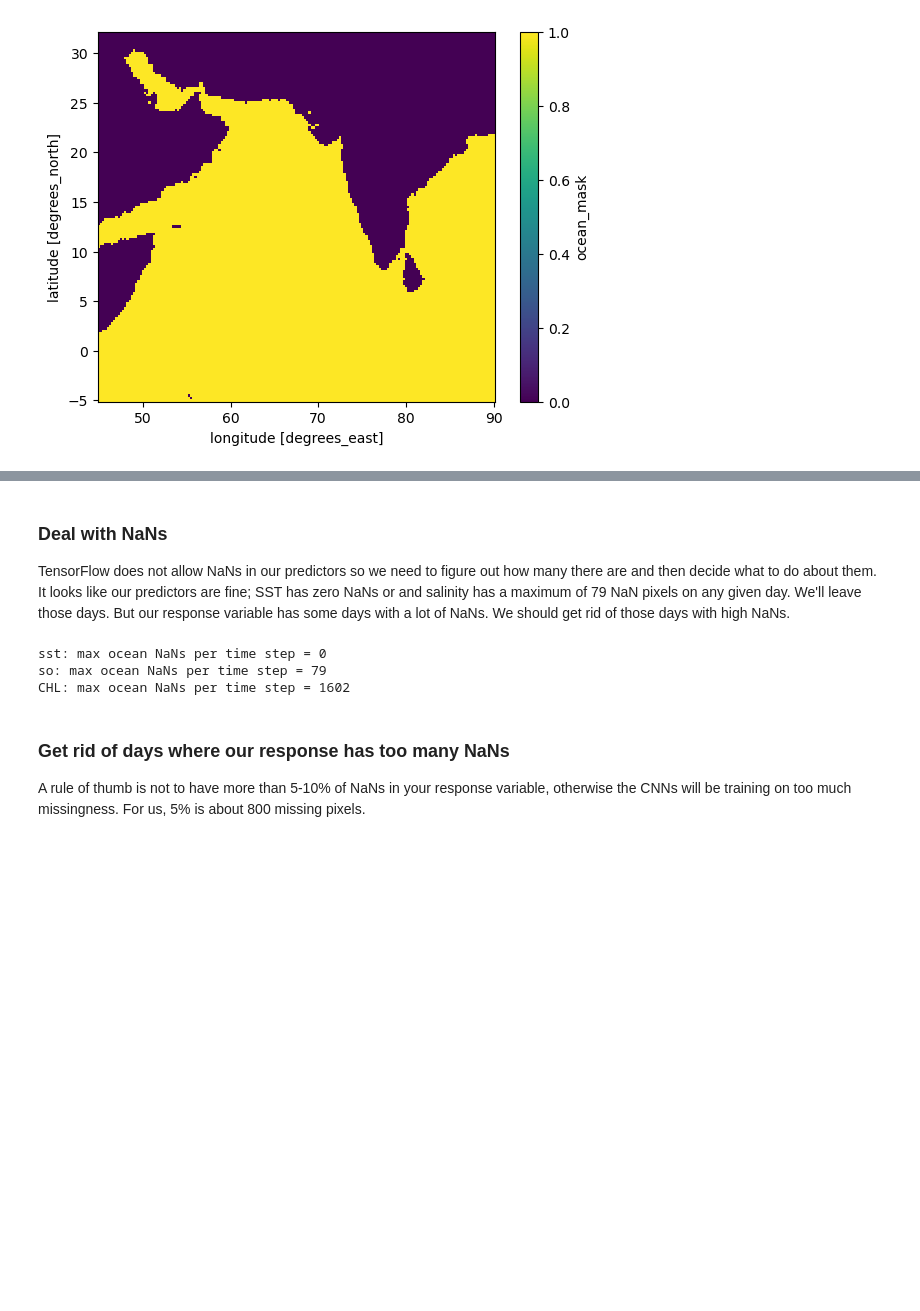
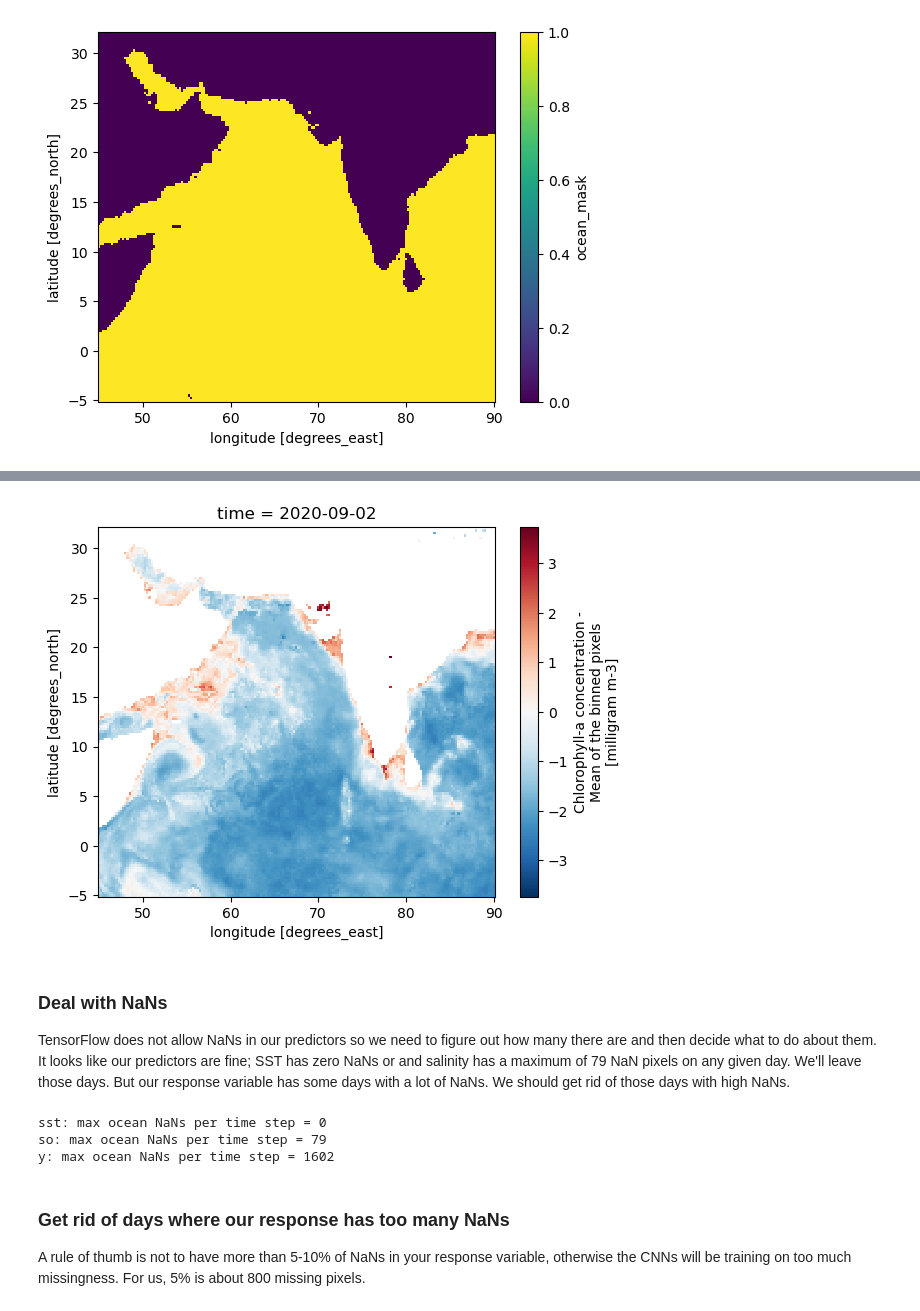
Before and after one commit to ocean-satellite-tools/mind-the-chl-gap, a Jupyter notebook: book/notebooks/CHL_prediction_CNN_Part_1.ipynb, the cells around one changed output, grey strips where cells are left out. Cells and saved outputs as stored; diff of their text form; code cells hidden in the pictures; blank space fills up the shorter version.

```diff
--- a/book/notebooks/CHL_prediction_CNN_Part_1.ipynb
+++ b/book/notebooks/CHL_prediction_CNN_Part_1.ipynb
@@ -147,3 +249,7 @@ zarr_CHL["ocean_mask"].plot();
+# %%
+data_xr.y.sel(time="2020-09-02").plot();
+# %% [output]
+[figure, added]
 # %% [markdown]
 ### Deal with NaNs
 
@@ -152,18 +258,18 @@ TensorFlow does not allow NaNs in our predictors so we need to figure out how ma
 # Check how many NaNs that we have
 
 # Broadcast to 3D: (time, lat, lon) since it is 2D now
-mask_3d = zarr_CHL["ocean_mask"].broadcast_like(zarr_CHL["sst"])
+mask_3d = data_xr["ocean_mask"].broadcast_like(data_xr["sst"])
 
 # Count NaNs over ocean only
-for var in ["sst", "so", "CHL"]:
-    var_data = zarr_CHL[var]
+for var in ["sst", "so", "y"]:
+    var_data = data_xr[var]
     ocean_nan = np.isnan(var_data) & mask_3d
     max_nan = ocean_nan.sum(dim=["lat", "lon"]).max().compute()
     print(f"{var}: max ocean NaNs per time step = {int(max_nan)}")
 # %% [output]
 sst: max ocean NaNs per time step = 0
 so: max ocean NaNs per time step = 79
-CHL: max ocean NaNs per time step = 1602
+y: max ocean NaNs per time step = 1602
 # %% [markdown]
 ### Get rid of days where our response has too many NaNs
 
```
Also changed, not shown: parts of 12 cells of this notebook.
